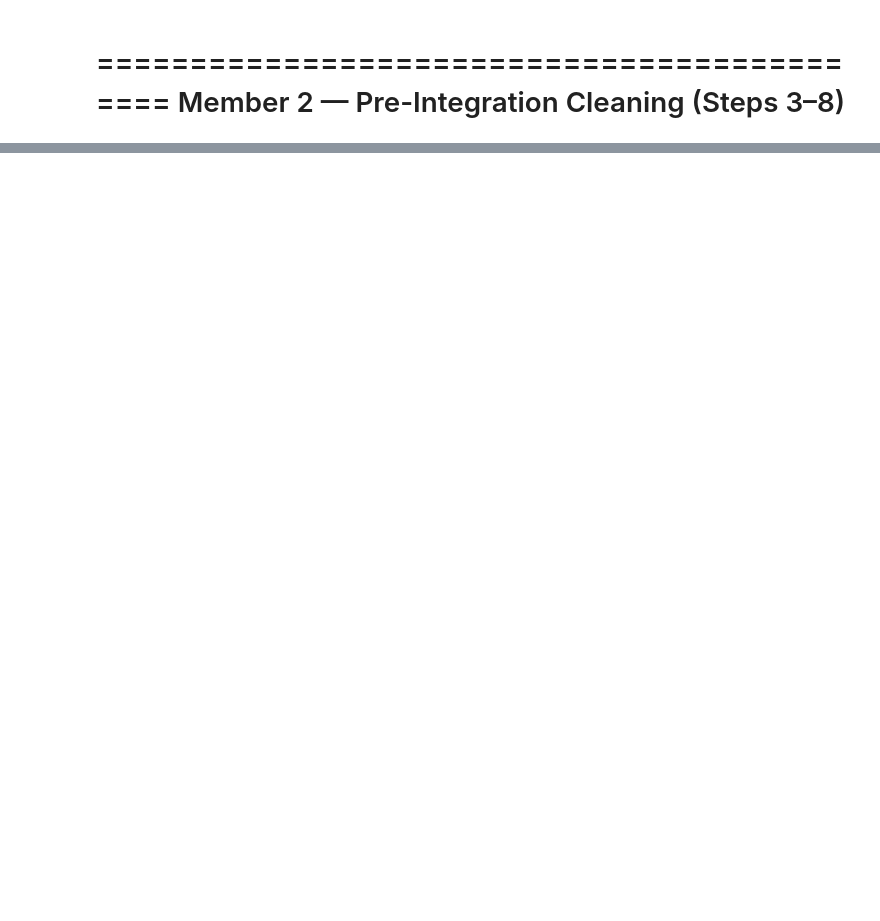
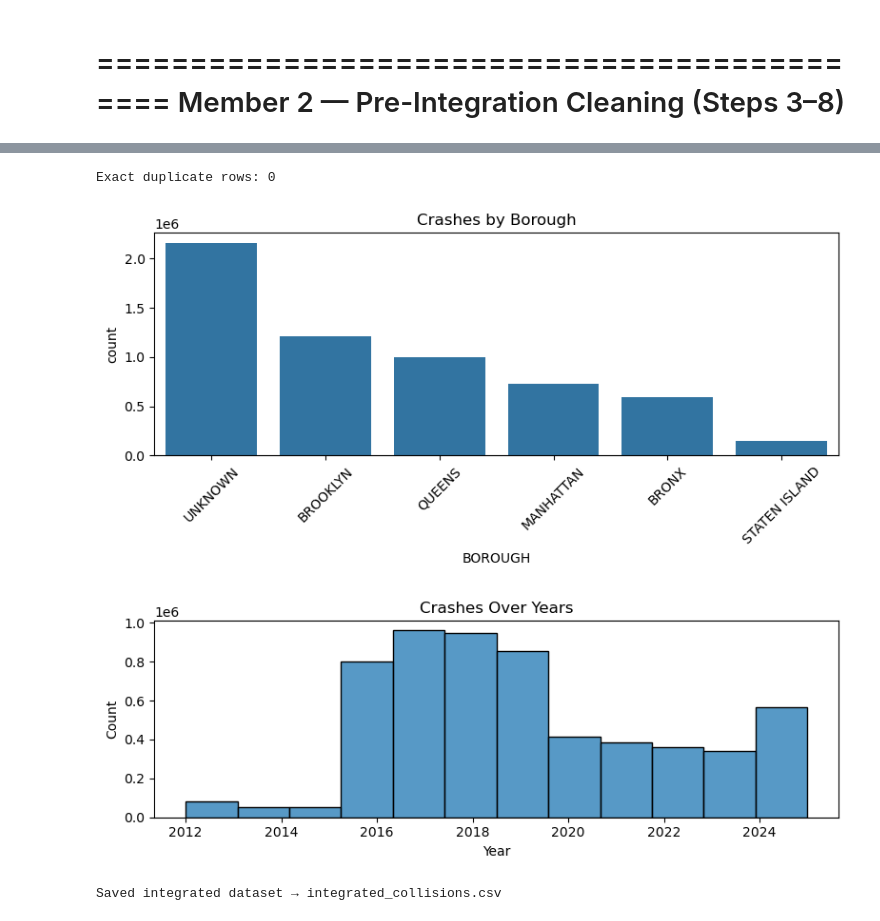
Before and after one commit to SarahRaafat/NYC-motor-vehicle-collisions, a Jupyter notebook: notebooks/Milestone1.ipynb, the cells around one changed output, grey strips where cells are left out. Cells and saved outputs as stored; diff of their text form; code cells hidden in the pictures; blank space fills up the shorter version.

```diff
--- a/notebooks/Milestone1.ipynb
+++ b/notebooks/Milestone1.ipynb
@@ -451,0 +572,52 @@ plt.show()
+# %%
+# 5) Combine duplicated columns safely
+for base, (cx, cy) in dup_pairs.items():
+    df_merged[base] = df_merged[cx].combine_first(df_merged[cy])
+    df_merged.drop([cx, cy], axis=1, inplace=True)
+
+# remove duplicated column names (if any)
+df_merged = df_merged.loc[:, ~df_merged.columns.duplicated()]
+# %%
+# 6) Fix types
+if 'CRASH_DATE' in df_merged.columns:
+    df_merged['CRASH_DATE'] = pd.to_datetime(df_merged['CRASH_DATE'], errors='coerce')
+
+if 'CRASH_TIME' in df_merged.columns:
+    df_merged['CRASH_TIME'] = pd.to_datetime(df_merged['CRASH_TIME'], format='%H:%M', errors='coerce').dt.time
+
+for c in ['BOROUGH', 'PERSON_TYPE', 'PERSON_INJURY', 'VEHICLE_TYPE_CODE_1']:
+    if c in df_merged.columns:
+        df_merged[c] = df_merged[c].astype('category')
+
+# 7) Remove duplicate rows
+dup_rows = df_merged.duplicated().sum()
+print("Exact duplicate rows:", dup_rows)
+if dup_rows:
+    df_merged.drop_duplicates(inplace=True)
+# %% [output]
+Exact duplicate rows: 0
+# %%
+# 8) Validate and visualize
+plt.figure(figsize=(8,4))
+if 'BOROUGH' in df_merged.columns:
+    sns.countplot(data=df_merged, x='BOROUGH', order=df_merged['BOROUGH'].value_counts().index)
+    plt.title('Crashes by Borough')
+    plt.xticks(rotation=45)
+    plt.tight_layout()
+    plt.show()
+
+plt.figure(figsize=(8,3))
+if 'CRASH_DATE' in df_merged.columns:
+    sns.histplot(df_merged['CRASH_DATE'].dt.year.dropna(), bins=12)
+    plt.title('Crashes Over Years')
+    plt.xlabel('Year')
+    plt.tight_layout()
+    plt.show()
+# %% [output]
+[figure, added]
+[figure, added]
+# %%
+df_merged.to_csv("integrated_collisions.csv", index=False)
+print("Saved integrated dataset → integrated_collisions.csv")
+# %% [output]
+Saved integrated dataset → integrated_collisions.csv
```
Also changed, not shown: parts of 21 cells of this notebook, 1 other file.
